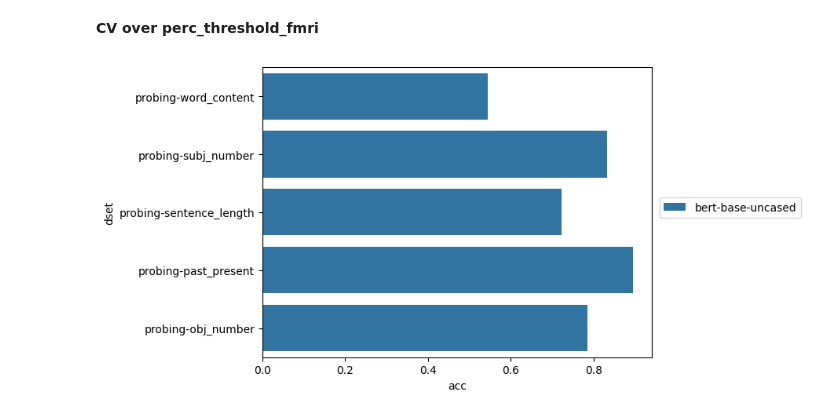
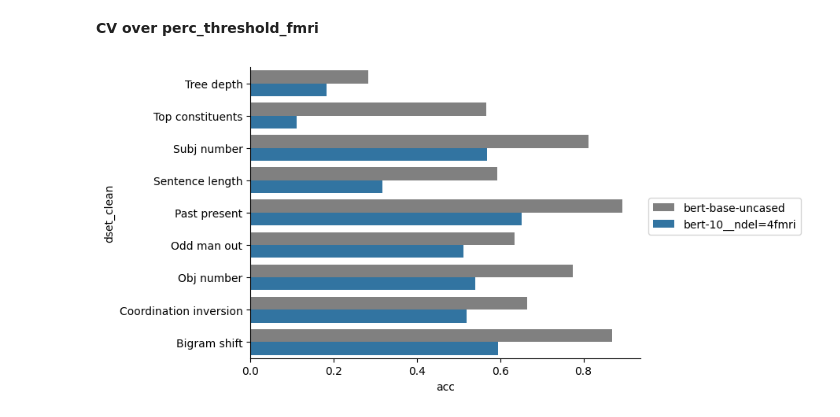
Before and after one commit to csinva/interpretable-embeddings, a Jupyter notebook: notebooks/02_probing.ipynb, the cells around one changed output. Drawn from its saved outputs; the diff is of its cells as text; code cells hidden in the pictures.

Commit message:
view probing results

```diff
--- a/notebooks/02_probing.ipynb
+++ b/notebooks/02_probing.ipynb
@@ -10,4 +10,8 @@ from collections import defaultdict
 import pandas as pd
 import os
 import seaborn as sns
+import pickle as pkl
 from tqdm import tqdm
+import viz
+import dvu
+dvu.set_style()
@@ -14,7 +21,7 @@ from tqdm import tqdm
 # %%
 # note: current best results are in oct17
-save_dir = '/home/chansingh/mntv1/deep-fMRI/results/linear_models/probing_oct25'
 # save_dir = '/home/chansingh/mntv1/deep-fMRI/results/linear_models/subsamp_oct17'
+save_dir = '/home/chansingh/mntv1/deep-fMRI/results/linear_models/probing_oct25_sub_0.05'
 dfs = []
 fnames = [
     fname for fname in os.listdir(save_dir)[::-1]
@@ -41,9 +82,10 @@ d
 **CV over perc_threshold_fmri**
 # %%
 # note, if sweeping over more params need to include them in the groupby
-sns.barplot(data=d, y='dset', x='acc', hue='model', orient='h')
+d['dset_clean'] = d['dset'].map(viz.dset_rename)
+sns.barplot(data=d, y='dset_clean', x='acc', hue='model', orient='h', palette=['gray', 'C0'])
 plt.legend(bbox_to_anchor=(1.02, 0.55), loc='upper left', borderaxespad=0)
 # plt.savefig('decoding_accs.pdf', bbox_inches='tight')
 plt.show()
 # %% [output]
-[figure, old version]
+[figure, new version]
```
Also changed, not shown: parts of 5 cells of this notebook, 12 other files.
